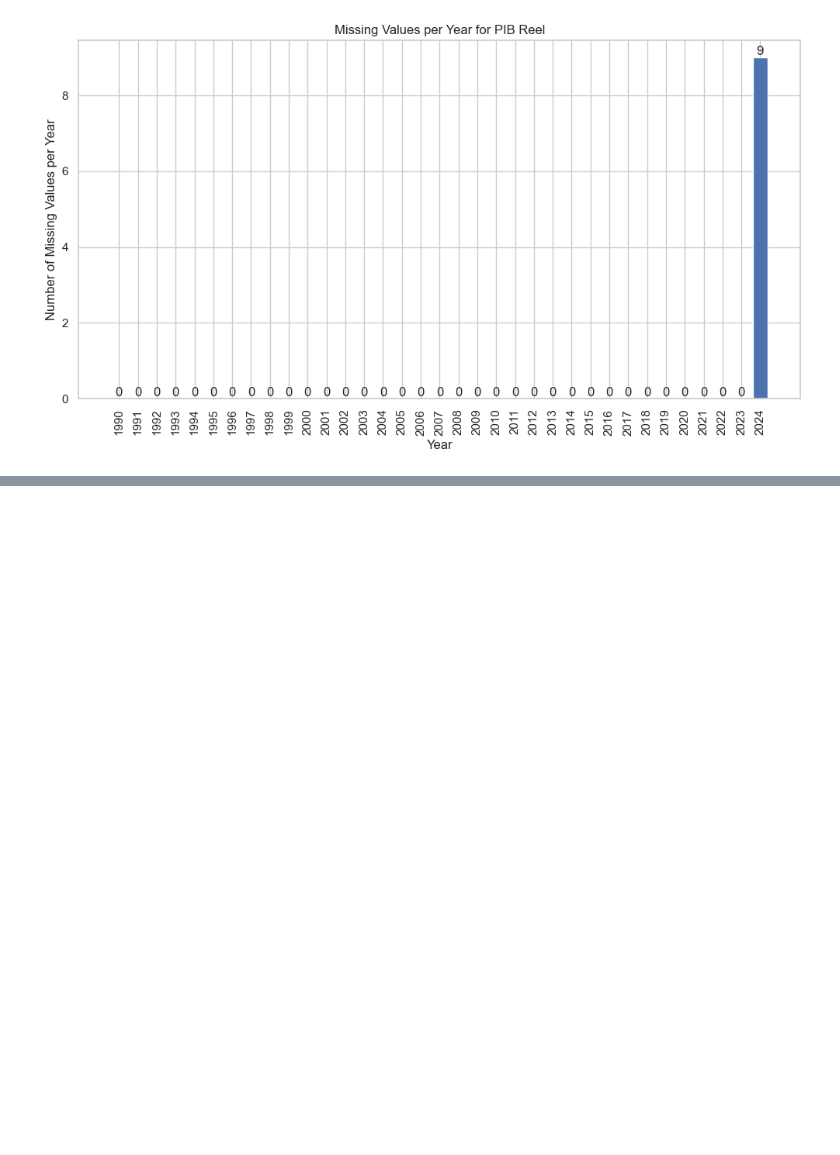
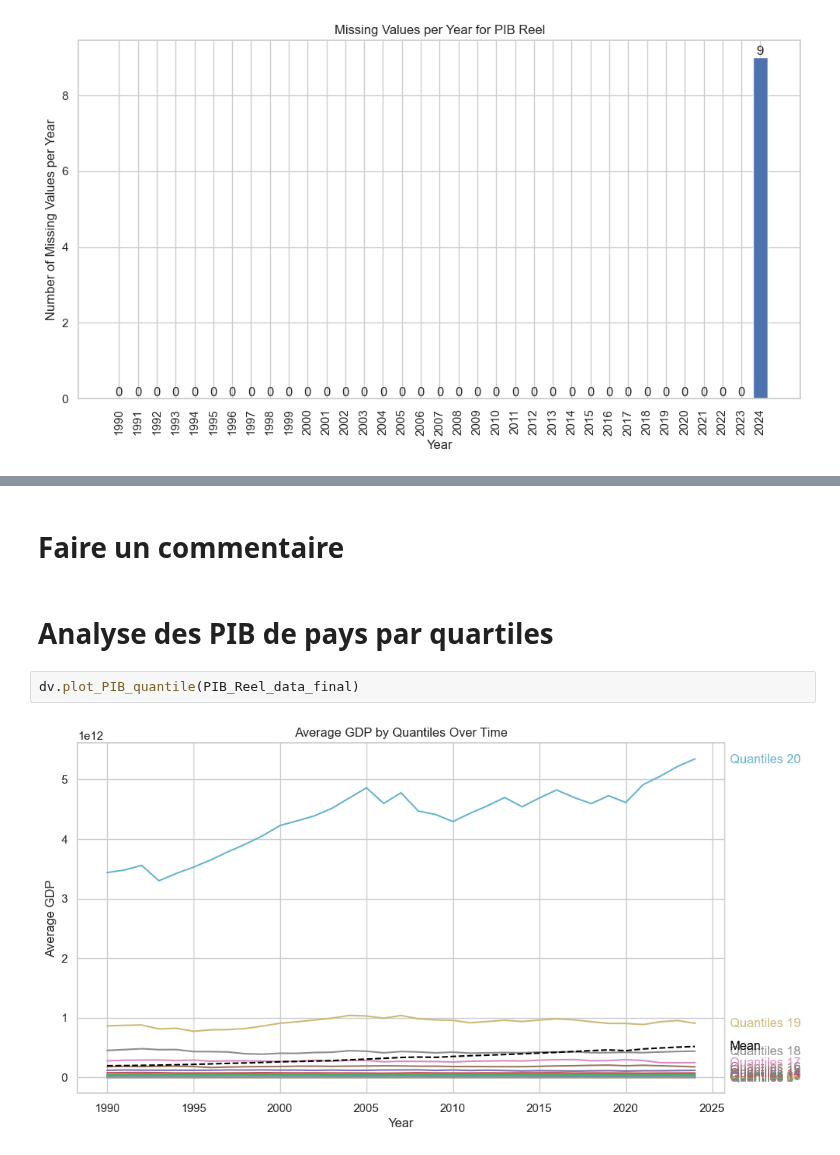
Before and after one commit to nile2304/Data-Science-Project-ENSAE, a Jupyter notebook: main.ipynb, the cells around one changed output, grey strips where cells are left out. Saved outputs shown, nothing was run; the diff lists cells and outputs as text; blank space fills up the shorter version.

```diff
--- a/main.ipynb
+++ b/main.ipynb
@@ -122,0 +136,8 @@ da.check_missing_values(PIB_Reel_data_final,"PIB")
+# %% [markdown]
+# Faire un commentaire
+# %% [markdown]
+# Analyse des PIB de pays par quartiles
+# %%
+dv.plot_PIB_quantile(PIB_Reel_data_final)
+# %% [output]
+[figure, added]
```
Also changed, not shown: parts of 8 cells of this notebook, 1 other file.
